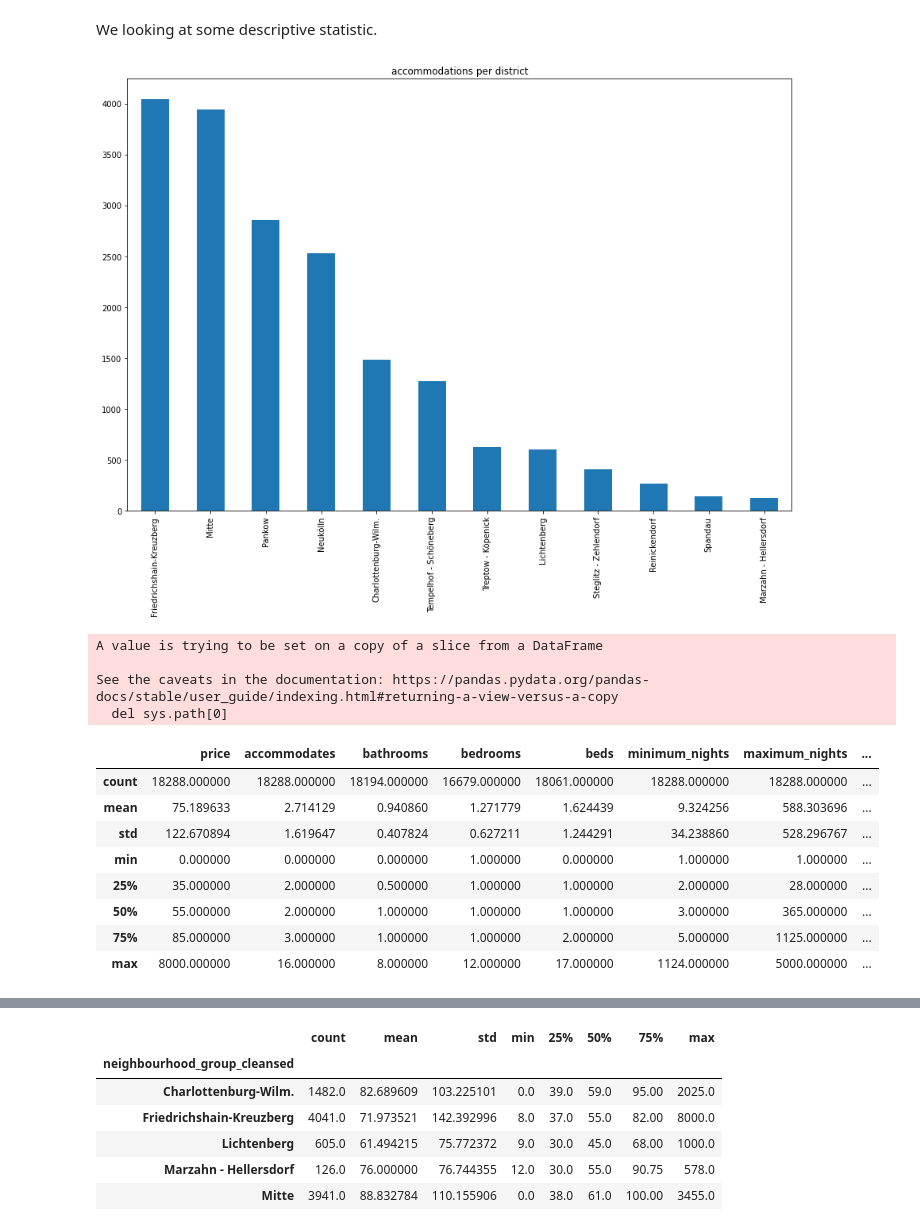
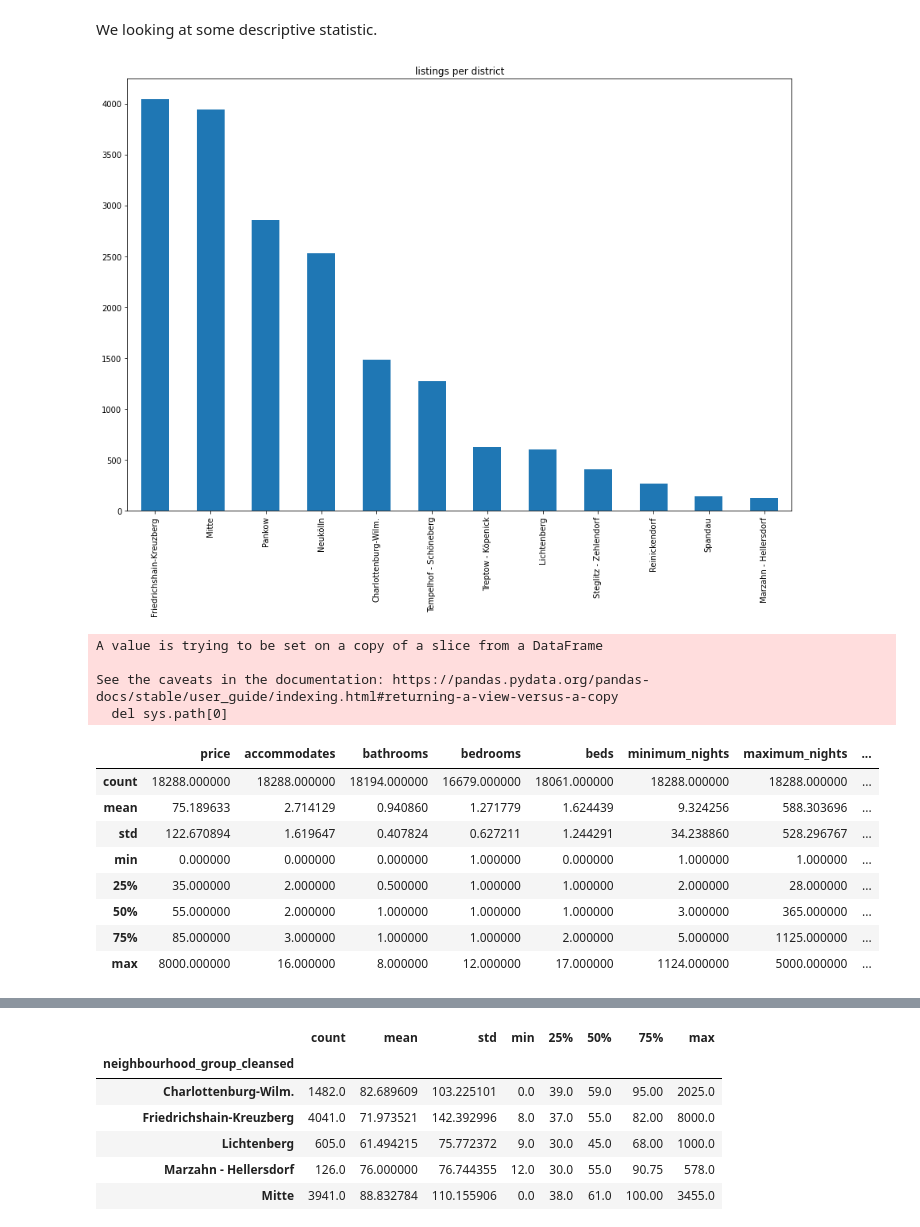
Before and after one commit to mucke2701/Airbnb_berlin, a Jupyter notebook: Airbnb.ipynb, the cells around one changed output, grey strips where cells are left out. Saved outputs shown, nothing was run; the diff lists cells and outputs as text; code cells hidden in the pictures.

```diff
--- a/Airbnb.ipynb
+++ b/Airbnb.ipynb
@@ -28,0 +33,21 @@ dflistings = dflistings.rename(columns={"id": "listing_id"})
+# %%
+#Rename column, in case of joining two dataframes
+dflistings = dflistings.rename(columns={"id": "listing_id"})
+
+
+#Number of columns/attributes
+print("number of attributes: "+ str(len(dflistings.columns)))
+pd.set_option('display.max_rows', None)
+print("\n")
+
+print(dflistings.count())
+
+print("\n")
+#Show Type of the columns
+print(dflistings.dtypes)
+
+pd.set_option('display.max_rows', 20)
+
+
+#Price is an Object-Type because of the $ signs
+dflistings[['price']].head()
@@ -31,29 +80,29 @@ We looking at some descriptive statistic.
 # %%
 
 #Some descriptive Statistic
 #fig, axs = plt.subplots(2, 2, figsize=(15, 15))
-dflistings.neighbourhood_group_cleansed.value_counts().plot(kind='bar',figsize=(15,10), title='accommodations per district')
+dflistings.neighbourhood_group_cleansed.value_counts().plot(kind='bar',figsize=(15,10), title='listings per district')
 plt.show()
 
 #Create a dataframe for showing the summary
 summarylisting = dflistings[['price', 'accommodates', 'bathrooms', 'bathrooms_text',	'bedrooms',	'beds',	'minimum_nights',	'maximum_nights',	'minimum_minimum_nights',	'maximum_minimum_nights',	'minimum_maximum_nights',	'maximum_maximum_nights',	'minimum_nights_avg_ntm',	'maximum_nights_avg_ntm',	'calendar_updated',	'availability_30',	'availability_60',	'availability_90',	'availability_365',	'number_of_reviews',	'number_of_reviews_ltm',	'number_of_reviews_l30d',	'review_scores_rating',	'review_scores_accuracy',	'review_scores_cleanliness',	'review_scores_checkin',	'review_scores_communication',	'review_scores_location',	'review_scores_value',	'calculated_host_listings_count', 'reviews_per_month']].copy()
 summarylisting['price']=summarylisting['price'].replace('[\$,]', '', regex=True).astype(float)
 summarylisting['bathrooms']=summarylisting['bathrooms_text'].str.extract('(\d+.\d?)').astype(float)
 for i in range(summarylisting.shape[0]):
   if 'shared' in str(summarylisting['bathrooms_text'][i]):
     summarylisting['bathrooms'][i]=0.5
 
 
 
 
 #casting Dollar prices from object to float
 dflistings['price']=dflistings['price'].replace('[\$,]', '', regex=True).astype(float)
 
 dflistings['price'].groupby(dflistings['neighbourhood_group_cleansed']).mean().plot(kind='bar', figsize=(10,10), title='prices per district')
 
 summarylisting.describe()
 # %% [output]
-[figure, old version]
+[figure, new version]
 A value is trying to be set on a copy of a slice from a DataFrame
 
 See the caveats in the documentation: https://pandas.pydata.org/pandas-docs/stable/user_guide/indexing.html#returning-a-view-versus-a-copy
```
Also changed, not shown: parts of 19 cells of this notebook.
